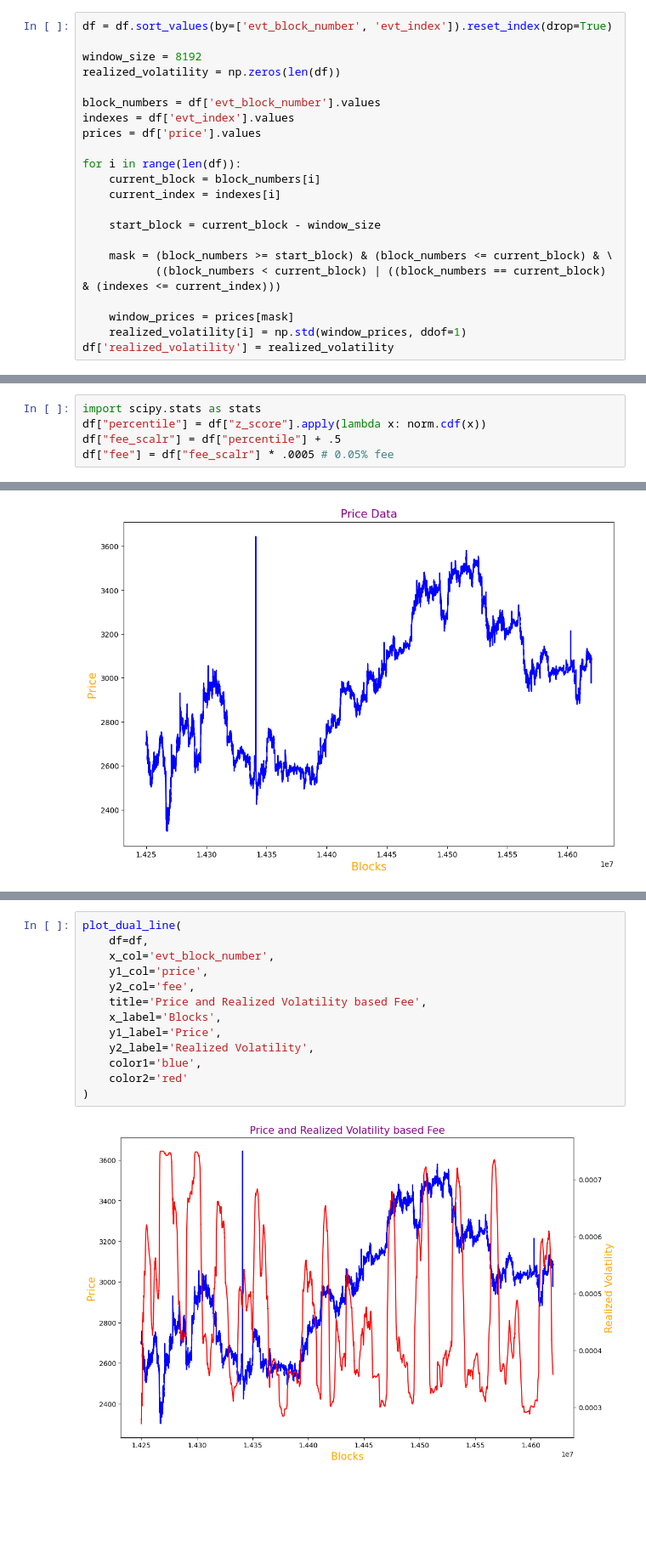
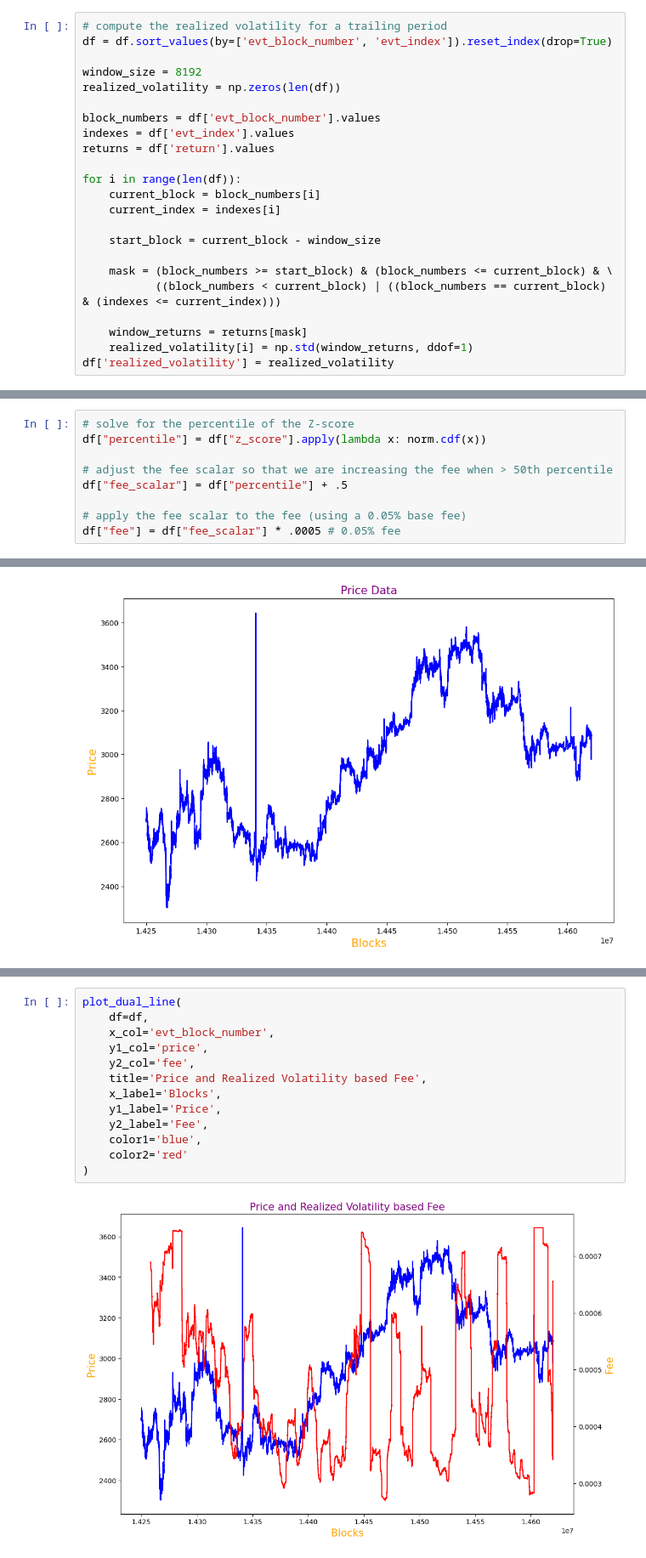
Before and after one commit to semiotic-ai/realized_volatility_substream, a Jupyter notebook: notebooks/notebooks/notes-denver.ipynb, the cells around one changed output, grey strips where cells are left out. Shown at 85% size. Saved outputs shown, nothing was run; the diff lists cells and outputs as text; blank space fills up the shorter version.

Commit message:
feat: update volatility with tick based calculations

```diff
--- a/notebooks/notebooks/notes-denver.ipynb
+++ b/notebooks/notebooks/notes-denver.ipynb
@@ -931,4 +934,5 @@ df['return'] = df['tick'].pct_change(1)
 # %%
+# compute the realized volatility for a trailing period
 df = df.sort_values(by=['evt_block_number', 'evt_index']).reset_index(drop=True)
 
 window_size = 8192
@@ -936,7 +940,7 @@ realized_volatility = np.zeros(len(df))
 
 block_numbers = df['evt_block_number'].values
 indexes = df['evt_index'].values
-prices = df['price'].values
+returns = df['return'].values
 
 for i in range(len(df)):
     current_block = block_numbers[i]
@@ -947,7 +951,7 @@ for i in range(len(df)):
     mask = (block_numbers >= start_block) & (block_numbers <= current_block) & \
            ((block_numbers < current_block) | ((block_numbers == current_block) & (indexes <= current_index)))
 
-    window_prices = prices[mask]
-    realized_volatility[i] = np.std(window_prices, ddof=1)
+    window_returns = returns[mask]
+    realized_volatility[i] = np.std(window_returns, ddof=1)
 df['realized_volatility'] = realized_volatility
 # %%
@@ -964,8 +970,12 @@ Population standard deviation: 28.09207333219203
 # %%
-import scipy.stats as stats
+# solve for the percentile of the Z-score
 df["percentile"] = df["z_score"].apply(lambda x: norm.cdf(x))
-df["fee_scalr"] = df["percentile"] + .5
-df["fee"] = df["fee_scalr"] * .0005 # 0.05% fee
+
+# adjust the fee scalar so that we are increasing the fee when > 50th percentile
+df["fee_scalar"] = df["percentile"] + .5
+
+# apply the fee scalar to the fee (using a 0.05% base fee)
+df["fee"] = df["fee_scalar"] * .0005 # 0.05% fee
 # %%
 plot_single_line(
     df=df,
@@ -1026,18 +1036,18 @@ plot_dual_line(
 # %%
 plot_dual_line(
     df=df,
     x_col='evt_block_number',
     y1_col='price',
     y2_col='fee',
     title='Price and Realized Volatility based Fee',
     x_label='Blocks',
     y1_label='Price',
-    y2_label='Realized Volatility',
+    y2_label='Fee',
     color1='blue',
     color2='red'
 )
 # %% [output]
-[figure, old version]
+[figure, new version]
 # %% [markdown]
 ## Error Function Approximation
 
```
Also changed, not shown: parts of 17 cells of this notebook.
